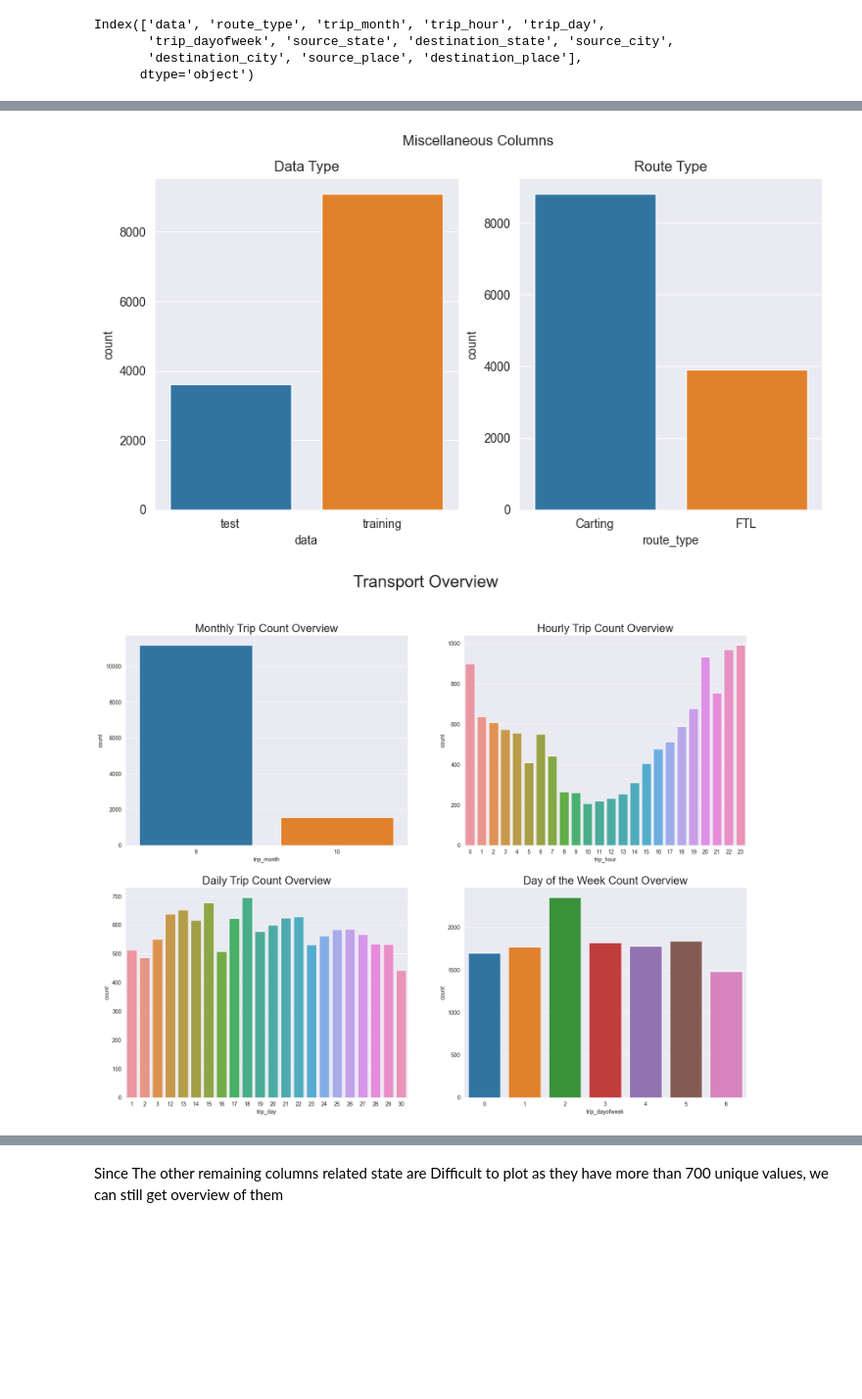
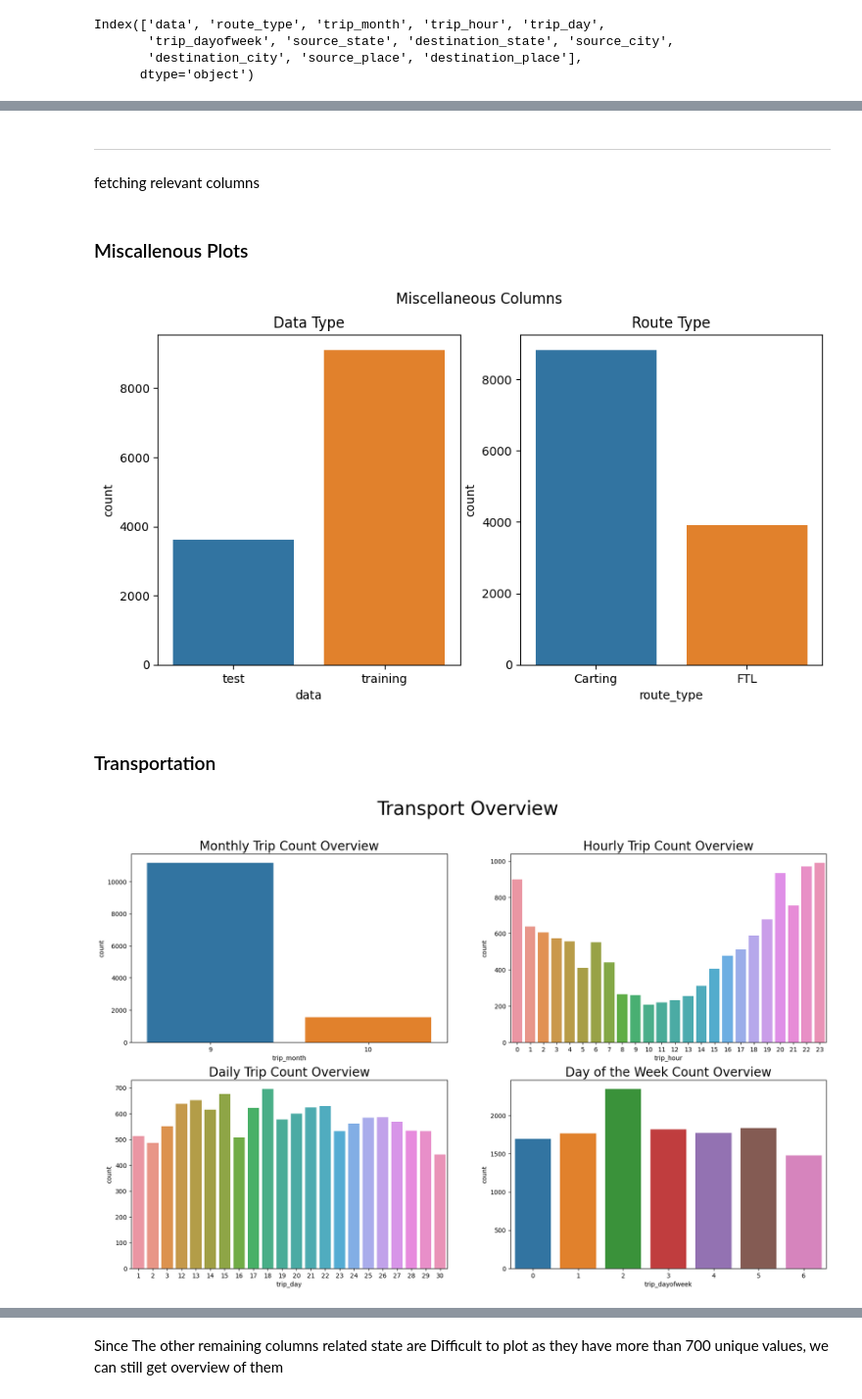
Before and after one commit to charles-owo/supply_chain_feature_engineering_analytics, a Jupyter notebook: supply_chain_service_feature_engineering.ipynb, the cells around one changed output, grey strips where cells are left out. Shown at 98% size. Cells and saved outputs as stored; diff of their text form; code cells hidden in the pictures; blank space fills up the shorter version.

```diff
--- a/supply_chain_service_feature_engineering.ipynb
+++ b/supply_chain_service_feature_engineering.ipynb
@@ -63,6 +69,8 @@ dtypes: bool(1), float64(10), int64(1), object(12)
 memory usage: 25.6+ MB
 # %%
 df.drop(columns=['is_cutoff','cutoff_factor','cutoff_timestamp','factor','segment_factor'],inplace=True)
+# %%
+df.drop_duplicates(inplace=True)
 # %% [markdown]
 Getting Columns with Null Values
 # %%
@@ -575,7 +586,31 @@ Index(['data', 'route_type', 'trip_month', 'trip_hour', 'trip_day',
+# %%
+region_segment = {
+    "Central": ["Chhattisgarh", "Madhya Pradesh", "Uttar Pradesh", "Uttarakhand"],
+    "Eastern": ["Bihar", "Jharkhand", "Odisha", "West Bengal",'Orissa'],
+    "Western": ["D&N Haveli","Daman & Diu", "Goa", "Gujarat", "Maharashtra",'Dadra and Nagar Haveli'],
+    "Northern": ["Chandigarh", "Delhi UT", "Haryana", "Himachal Pradesh", "Jammu & Kashmir", "Ladakh", "Punjab", "Rajasthan","Delhi"],
+    "Southern": ["Andhra Pradesh", "Karnataka", "Kerala", "Lakshadweep", "Puducherry", "Tamil Nadu", "Telangana",'Pondicherry'],
+    "North-Eastern": ["A&N Islands", "Arunachal Pradesh", "Assam", "Manipur", "Meghalaya", "Mizoram", "Nagaland", "Sikkim", "Tripura"]
+}
+# %%
+for state in df['source_state'] :
+    for region,states in region_segment.items() :
+        if state in states :
+            df.loc[df["source_state"] == state, "Source Region"] = region
+# %%
+for state in df['destination_state'] :
+    for region,states in region_segment.items() :
+        if state in states :
+            df.loc[df["destination_state"] == state, "Destination Region"] = region
+# %% [markdown]
+----
+fetching relevant columns
 # %%
 misc_cols = ['data','route_type']
 trips_cols = ['trip_month', 'trip_hour', 'trip_day', 'trip_dayofweek']
 state_cols = ['source_state', 'destination_state'] # Other state columns Visualization are better suited for Softwares like Power BI
+# %% [markdown]
+### Miscallenous Plots
 # %%
 plt.figure(figsize=(10,5))
 title = ['Data Type','Route Type']
@@ -587,15 +622,17 @@ for i in range(len(misc_cols)) :
     plt.title(title[i])
     sns.countplot(data = df , x =misc_cols[i])
 # %% [output]
-[figure, old version]
+[figure, new version]
+# %% [markdown]
+### Transportation
 # %%
-plt.figure(figsize=(20,15))
+plt.figure(figsize=(20,12))
 subplots = [221,222,223,224]
 title = ['Monthly Trip Count Overview','Hourly Trip Count Overview','Daily Trip Count Overview', 'Day of the Week Count Overview']
 for i in range(len(trips_cols)) :
     plt.subplot(subplots[i])
     plt.suptitle("Transport Overview",fontsize= 30)
     plt.title(title[i],fontsize = 20)
     sns.countplot(data = df , x =trips_cols[i])
 # %% [output]
-[figure, old version]
+[figure, new version]
```
Also changed, not shown: parts of 65 cells of this notebook.
